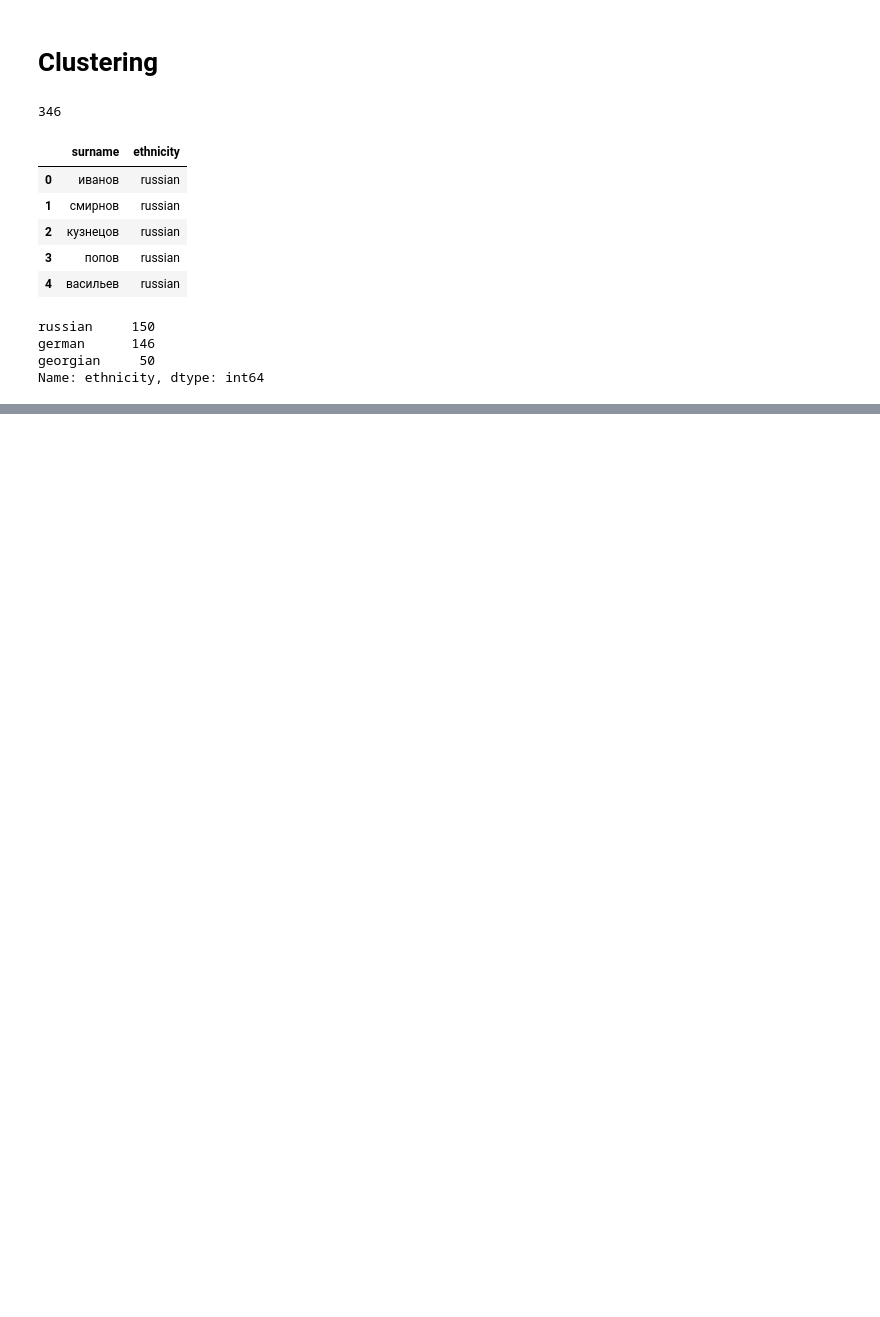
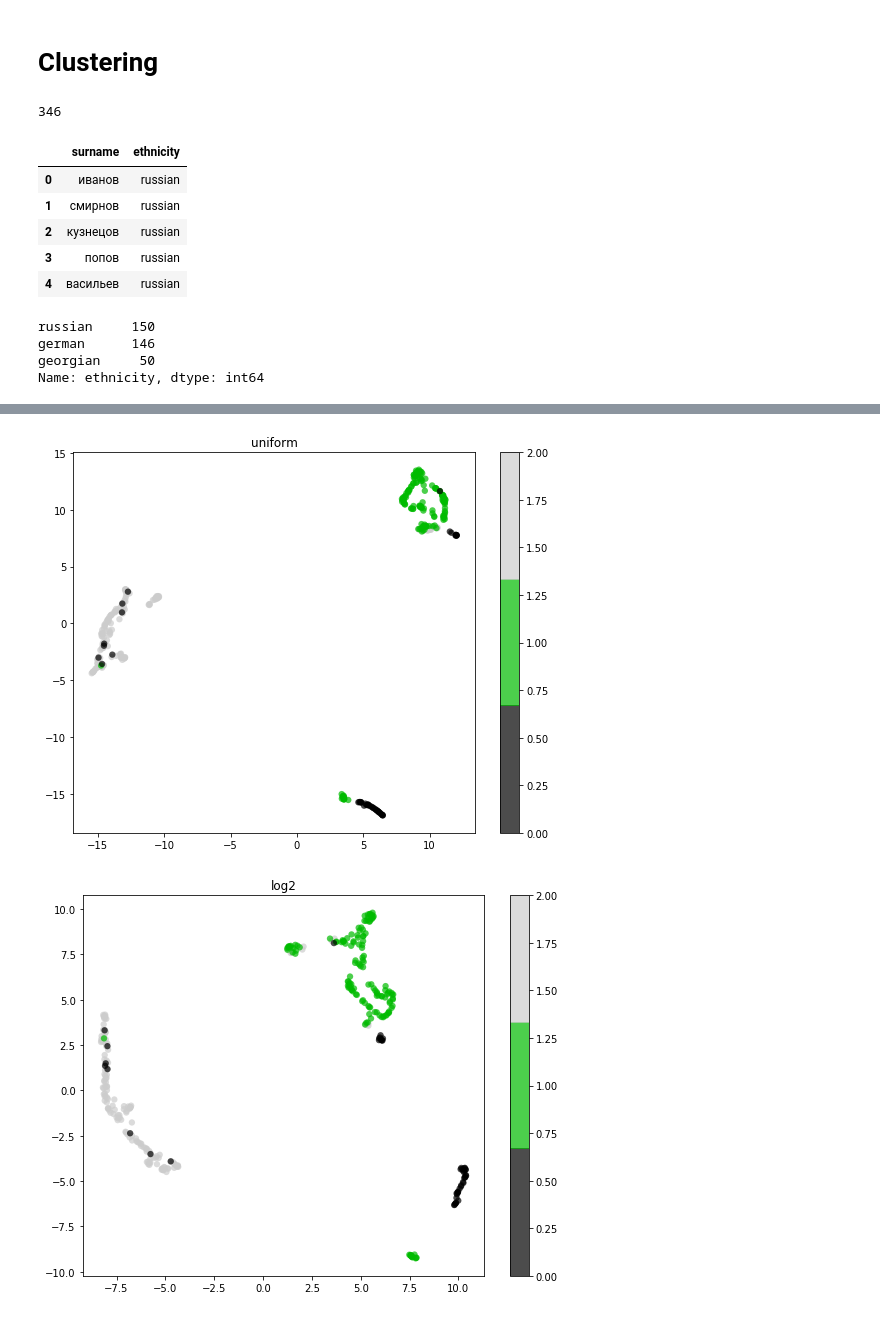
Before and after one commit to JustM57/vk_last_name_clustering, a Jupyter notebook: char_rnn_to_clusters.ipynb, the cells around one changed output, grey strips where cells are left out. Saved outputs shown, nothing was run; the diff lists cells and outputs as text; code cells hidden in the pictures; blank space fills up the shorter version.

```diff
--- a/char_rnn_to_clusters.ipynb
+++ b/char_rnn_to_clusters.ipynb
@@ -289,0 +292,16 @@ for name in model:
+# %%
+for name in tqdm(model):
+    outputs= []
+    model[name].i2h.register_forward_hook(hook)
+    kek = get_embeddings(model[name], test.surname)
+    kek = pd.DataFrame(kek).T
+    umap_vect = UMAP()
+    lb = LabelEncoder()
+    X_umap = umap_vect.fit_transform(kek)
+    plt.figure(figsize=(9,7))
+    plt.scatter(X_umap[:, 0], X_umap[:, 1], c=lb.fit_transform(test.ethnicity),
+                edgecolor='none', alpha=0.7, s=40,
+                cmap=plt.cm.get_cmap('nipy_spectral', 3))
+    plt.colorbar()
+    plt.title(name)
+# %% [output]
@@ -289,0 +309,2 @@ for name in model:
+[figure, added]
+[figure, added]
```
Also changed, not shown: parts of 7 cells of this notebook.
